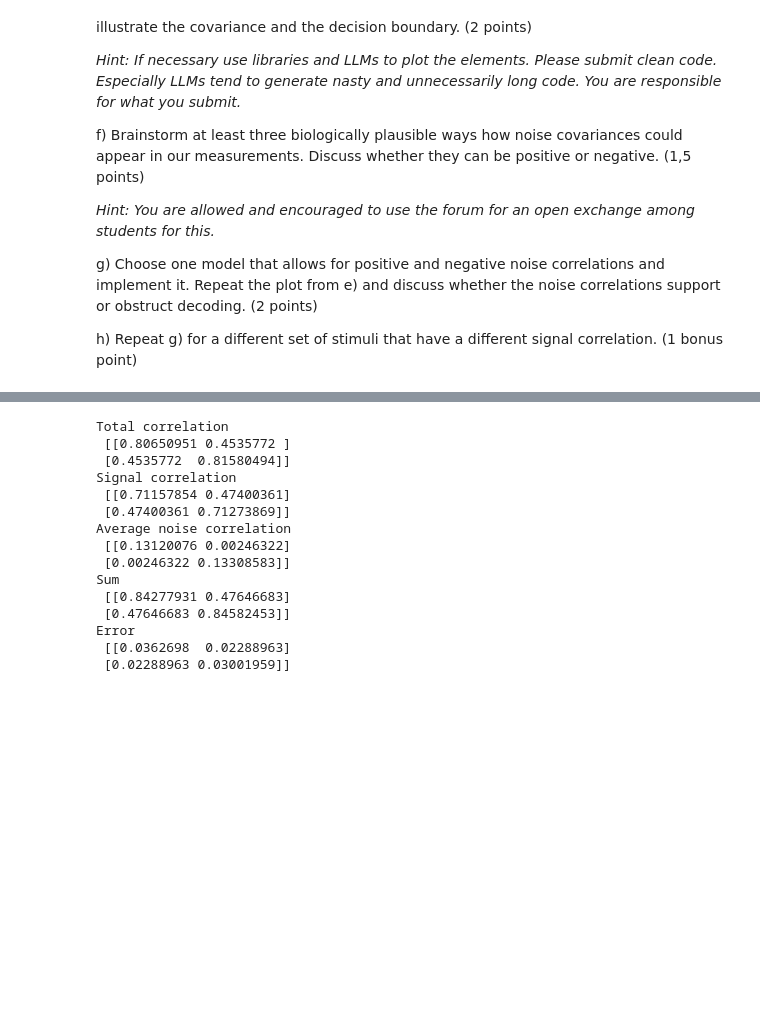
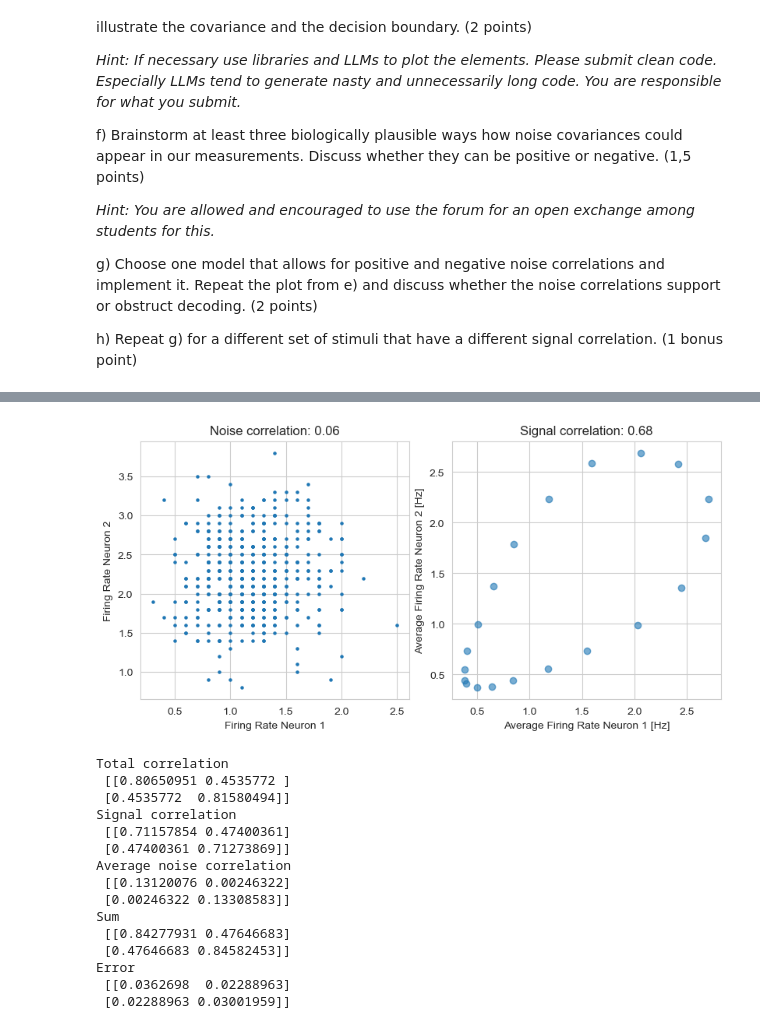
Before and after one commit to kerseviciute/neural-coding, a Jupyter notebook: 2024_Neural_coding_Homework5.ipynb, the cells around one changed output, grey strips where cells are left out. Saved outputs shown, nothing was run; the diff lists cells and outputs as text; code cells hidden in the pictures; blank space fills up the shorter version.

```diff
--- a/2024_Neural_coding_Homework5.ipynb
+++ b/2024_Neural_coding_Homework5.ipynb
@@ -55,3 +93,28 @@ bins_middle = (bins[1:] + bins[:-1]) / 2
+# %%
+_, axs = plt.subplots(ncols = 2, nrows = 1, figsize = (8, 4), constrained_layout = True)
+
+selected_bin = 14
+stimuli_indices = np.where(bin_indices == selected_bin)[0]
+
+fire_rate1 = spike_counts1[stimuli_indices] / t_max
+fire_rate2 = spike_counts2[stimuli_indices] / t_max
+
+noise_correlation = np.corrcoef(fire_rate1, fire_rate2)[0, 1]
+signal_correlation = np.corrcoef(avg_firing_rates1, avg_firing_rates2)[0, 1]
+
+axs[0].scatter(fire_rate1, fire_rate2, s = 5)
+axs[0].set_xlabel("Firing Rate Neuron 1")
+axs[0].set_ylabel("Firing Rate Neuron 2")
+axs[0].set_title(f"Noise correlation: {round(noise_correlation, 2)}")
+
+axs[1].scatter(avg_firing_rates1, avg_firing_rates2, alpha = 0.6)
+axs[1].set_xlabel("Average Firing Rate Neuron 1 [Hz]")
+axs[1].set_ylabel("Average Firing Rate Neuron 2 [Hz]")
+axs[1].set_title(f"Signal correlation: {round(signal_correlation, 2)}")
+
+plt.show()
+# %% [output]
+[figure, added]
 # %%
 # d) Law of total covariance
 # %% [output]
```
Also changed, not shown: parts of 3 cells of this notebook.
